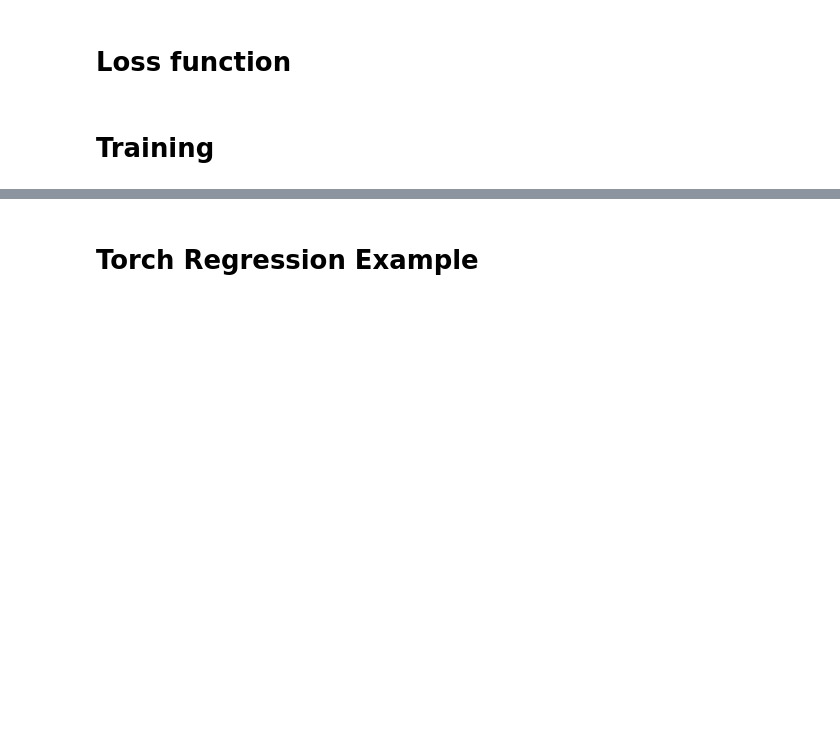
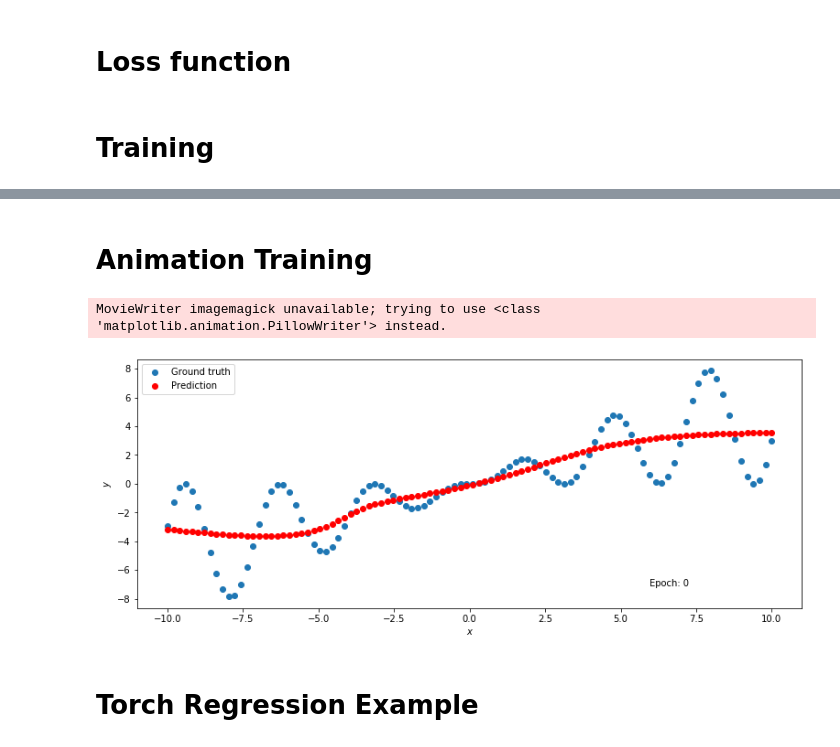
Before and after one commit to Jumas-Cola/Neural_Networks_and_CV, a Jupyter notebook: PyTorch_regression.ipynb, the cells around one changed output, grey strips where cells are left out. Drawn from its saved outputs; the diff is of its cells as text; code cells hidden in the pictures; blank space fills up the shorter version.

```diff
--- a/PyTorch_regression.ipynb
+++ b/PyTorch_regression.ipynb
@@ -146,3 +146,35 @@ predict(func_net, x_validation, y_validation)
+# %% [markdown]
+# Animation Training
+# %%
+import matplotlib.animation as animation
+
+# Recreate net
+func_net = FuncNet(50)
+optimizer = torch.optim.Adam(func_net.parameters(), lr=0.01)
+
+fig, ax = plt.subplots()
+
+
+def animate(i):
+    optimizer.zero_grad()
+
+    y_pred = func_net.forward(x_train)
+    loss_val = loss(y_pred, y_train)
+    loss_val.backward()
+    optimizer.step()
+
+    plt.cla() # Clear plot field
+    predict(func_net, x_validation, y_validation)
+    plt.text(0.8, 0.1, 'Epoch: {}'.format(i), horizontalalignment='center', verticalalignment='center',
+             transform=ax.transAxes)
+
+
+ani = animation.FuncAnimation(fig, animate, interval=100, frames=200)
+ani.save('train.gif', writer='imagemagick')
+# plt.show() # Only in .py file
+# %% [output]
+MovieWriter imagemagick unavailable; trying to use <class 'matplotlib.animation.PillowWriter'> instead.
+[figure, added]
 # %% [markdown]
 # Torch Regression Example
 # %%
```
Also changed, not shown: parts of 6 cells of this notebook.
